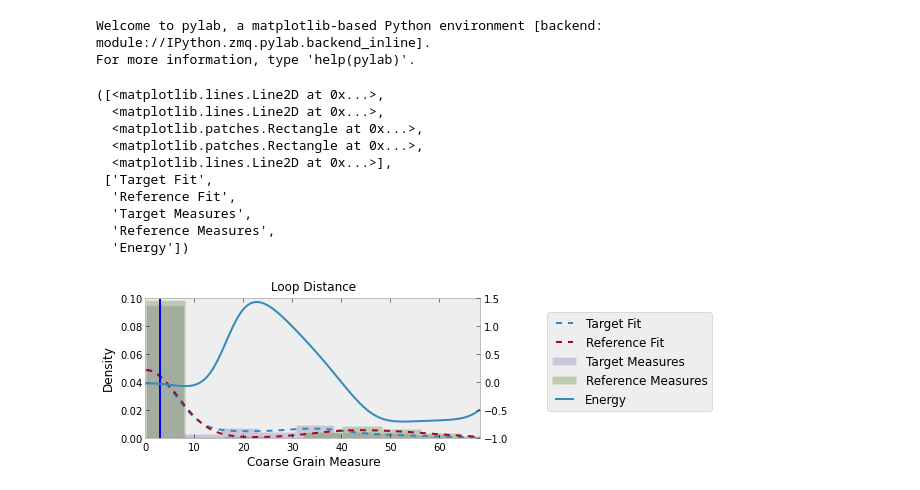
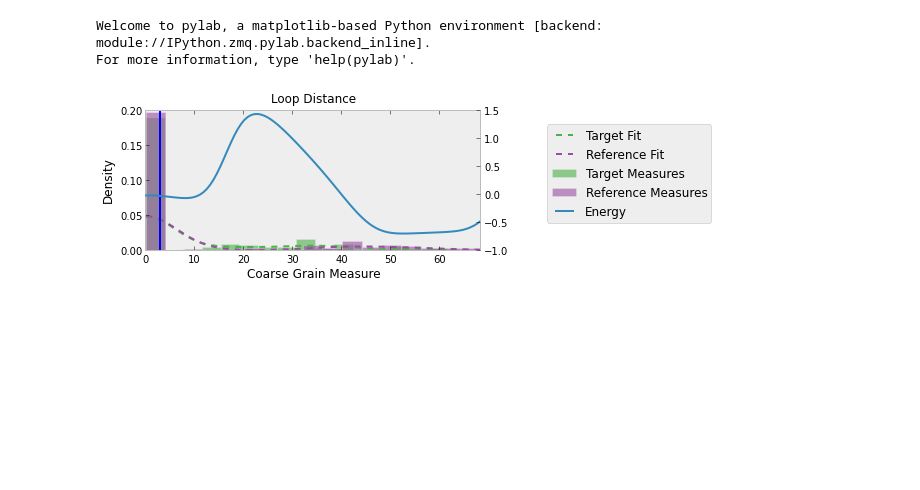
Before and after one commit to ViennaRNA/ernwin, a Jupyter notebook: organized_plots.ipynb, the cells around one changed output. Drawn from its saved outputs; the diff is of its cells as text; code cells hidden in the pictures; blank space fills up the shorter version.

```diff
--- a/organized_plots.ipynb
+++ b/organized_plots.ipynb
@@ -41,9 +41,10 @@ structs["1jj2_cylinder"] = fbm.SpatialModel(ftmc.CoarseGrainRNA(op.expanduser("~
 # %%
 axislabel_fontsize=12
 title_fontsize=12
+num_bins = 20
 # %%
 import fess.builder.energy as fbe
-
+import brewer2mpl
 import itertools as it
 
 def check_energy_distribution((energy, struct_name), real_distribution_fn = None,
@@ -93,14 +94,15 @@ def check_energy_distribution((energy, struct_name), real_distribution_fn = None
     else:
         ax1 = ax
 
-    #print xs, kr(xs)
+    dark2 = brewer2mpl.get_map('Set1', 'qualitative', 4).mpl_colors[2:4]
 
     if plot_hists:
-        p1 = ax1.plot(xs, kr(xs), ls='--', label='Target Fit')
-        p2 = ax1.plot(xs, ks(xs), ls='--', label = 'Reference Fit')
 
-        h1 = ax1.hist(energy.vals[0], normed=True, alpha=0.3, label='Target Measures')
-        h2 = ax1.hist(energy.vals[1], normed=True, alpha=0.3, label='Reference Measures')
+        h1 = ax1.hist(energy.vals[0], normed=True, alpha=0.6, label='Target Measures', bins=num_bins, color=dark2[0])
+        h2 = ax1.hist(energy.vals[1], normed=True, alpha=0.6, label='Reference Measures', bins=num_bins, color=dark2[1])
+
+        p1 = ax1.plot(xs, kr(xs), ls='--', label='Target Fit', color=dark2[0])
+        p2 = ax1.plot(xs, ks(xs), ls='--', label = 'Reference Fit', color=dark2[1])
 
 
 
@@ -153,44 +155,35 @@ def check_energy_distribution((energy, struct_name), real_distribution_fn = None
     if ylim is not None:
         ax2.set_ylim(ylim)
     #plot(xs, ysr)
     #plot(xs, yss)
 
     ls1, lb1 = ax1.get_legend_handles_labels()
     ls2, lb2 = ax2.get_legend_handles_labels()
 
     ax1.grid(grid)
     ax2.grid(grid)
 
     if legend:
         if legend_outside:
             plt.legend(ls1 + ls2, lb1 + lb2, bbox_to_anchor=(1.20, 0.9), loc=2, borderaxespad=0.)
         else:
             plt.legend(ls1 + ls2, lb1 + lb2, loc=1, borderaxespad=0.)
 
     if filename is not None:
         plt.savefig(filename, bbox_inches='tight')
 
     '''
     print "energy: %.3f measure: %.3f" % (energy.eval_energy(structs[struct_name]),
                                           energy.get_cg_measure(structs[struct_name]))
     '''
 
     return (ls1 + ls2, lb1 + lb2)
 
 check_energy_distribution((fbe.ShortestLoopDistanceEnergy(), '1y26'), legend_outside=True,
 filename='1y26_shortestloopdistanceenergy.pdf', title='Loop Loop Energy', figsize=(6,2.5))
+pass
 # %% [output]
-([<matplotlib.lines.Line2D at 0x...>,
-  <matplotlib.lines.Line2D at 0x...>,
-  <matplotlib.patches.Rectangle at 0x...>,
-  <matplotlib.patches.Rectangle at 0x...>,
-  <matplotlib.lines.Line2D at 0x...>],
- ['Target Fit',
-  'Reference Fit',
-  'Target Measures',
-  'Reference Measures',
-  'Energy'])
-[figure, old version]
+[figure, new version]
 # %%
 check_energy_distribution((fbe.CylinderIntersectionEnergy(), '1y26'), legend_outside=True,
 filename='1y26_cylinderintersectionenergy.pdf', title='Cylinder Intersection Energy', figsize=(6, 2.5),
```
Also changed, not shown: parts of 24 cells of this notebook, 4 other files.
